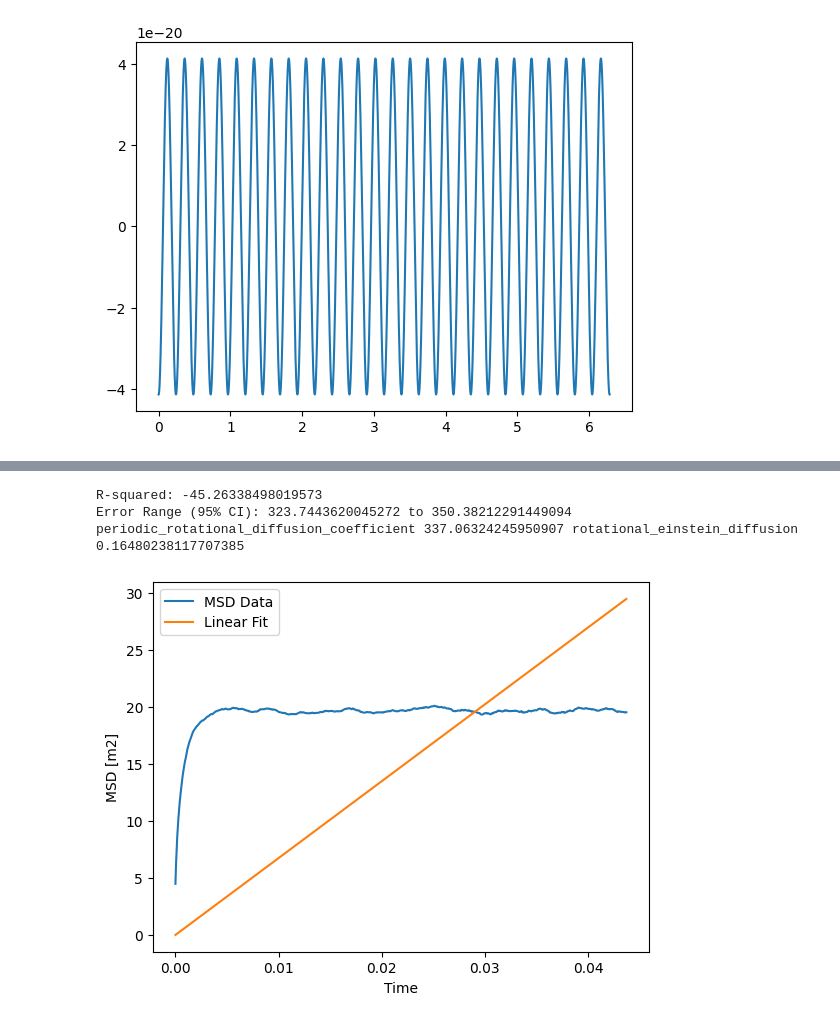
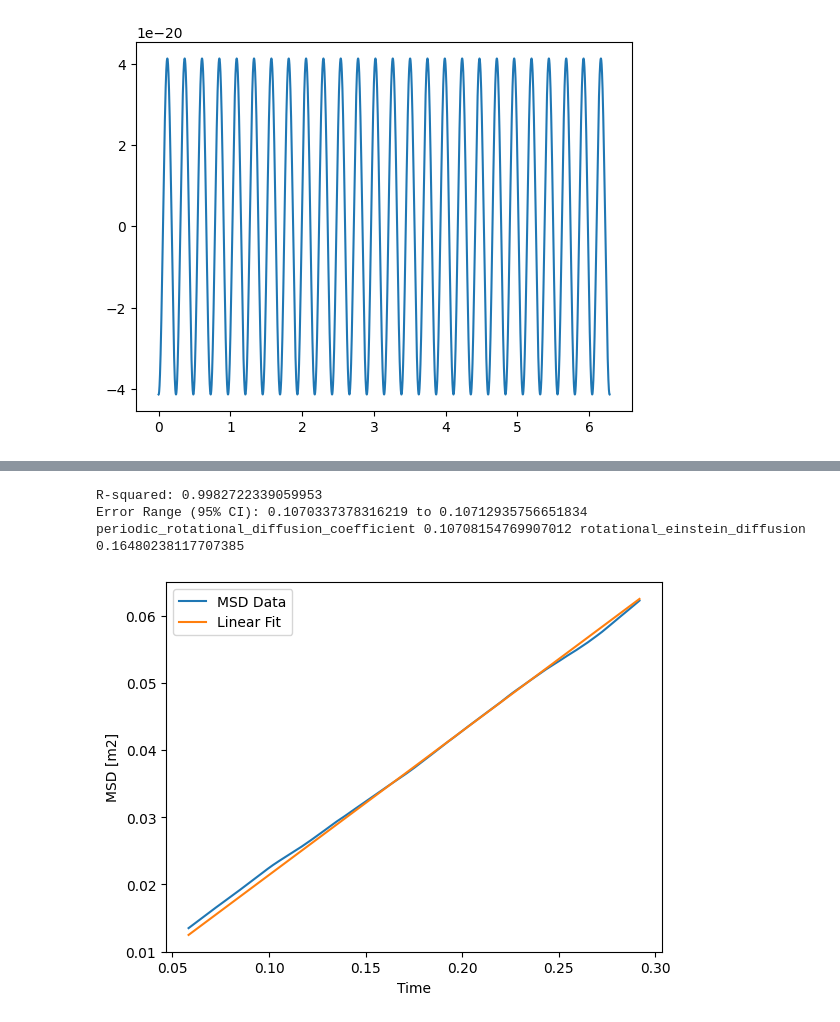
Before and after one commit to Antonin-Prom/IDIL_Internship_BFM_Langevin_modeling, a Jupyter notebook: langevin_simu/msd_fit/msd_fit.ipynb, the cells around one changed output, grey strips where cells are left out. Saved outputs shown, nothing was run; the diff lists cells and outputs as text; code cells hidden in the pictures.

```diff
--- a/langevin_simu/msd_fit/msd_fit.ipynb
+++ b/langevin_simu/msd_fit/msd_fit.ipynb
@@ -177,7 +179,7 @@ def msd_U_trajs(W,N):
     msd_list = []
     mean_msd = np.zeros(N-1)
     for j in range(W):
-        traj = static_process(N,amplitude_J)
+        traj = np.unwrap(static_process(N,1*k_b*T_K))
         msd_list.append(mean_square_displacement(traj))
     for msd in msd_list:
         mean_msd = np.add(mean_msd,msd)
@@ -185,8 +187,13 @@ def msd_U_trajs(W,N):
     median_position= traj[int(len(traj)/2)]
     return mean_msd,median_position
 # %%
-mean_msd,median_position = msd_U_trajs(100,1500)
+mean_msd,median_position = msd_U_trajs(50,10000)
 t = np.arange(len(mean_msd))*dt_s
+
+# Reducing the array for a better fit
+mean_msd = mean_msd[1000:-int(len(mean_msd)/2)]
+t = t[1000:-int(len(t)/2)]
+
 plt.plot(t,mean_msd)
 plt.xlabel('time [s]')
 plt.ylabel('msd')
@@ -197,37 +204,39 @@ plt.show()
 # %%
 def linear_fit(t, D):
     return 2 * D * t
 
+def expected_fit(t):
+    return 2*rotational_einstein_diff*t
+
 initial_guess = rotational_einstein_diff
-# Reducing the array for a better fit
-mean_msd = mean_msd[0:-int(len(mean_msd)/2)]
-t = t[0:-int(len(t)/2)]
+
+
 # Perform the fit
 params, covariance = curve_fit(linear_fit, t, mean_msd, p0=initial_guess)
 
 # Extract the diffusion coefficient
 rot_diffusion_coefficient = params[0]
 
 #Confidence interval:
 residuals = mean_msd - linear_fit(t, rot_diffusion_coefficient)
 ss_res = np.sum(residuals**2)
 ss_tot = np.sum((mean_msd - np.mean(mean_msd))**2)
 r_squared = 1 - (ss_res / ss_tot)
 print("R-squared:", r_squared)
 
 std_errors = np.sqrt(np.diag(covariance))
 confidence_interval = 1.96 * std_errors  # for 95% confidence interval
 
 print("Error Range (95% CI):", rot_diffusion_coefficient - confidence_interval[0], "to", rot_diffusion_coefficient + confidence_interval[0])
 print("periodic_rotational_diffusion_coefficient",rot_diffusion_coefficient,"rotational_einstein_diffusion",rotational_einstein_diff)
 plt.plot(t, mean_msd, label='MSD Data')
 plt.plot(t, linear_fit(t , rot_diffusion_coefficient), label='Linear Fit')
 plt.xlabel('Time')
 plt.ylabel('MSD [m2]')
 plt.legend()
 plt.show()
 # %% [output]
-R-squared: -45.26338498019573
-Error Range (95% CI): 323.7443620045272 to 350.38212291449094
-periodic_rotational_diffusion_coefficient 337.06324245950907 rotational_einstein_diffusion 0.16480238117707385
+R-squared: 0.9982722339059953
+Error Range (95% CI): 0.1070337378316219 to 0.10712935756651834
+periodic_rotational_diffusion_coefficient 0.10708154769907012 rotational_einstein_diffusion 0.16480238117707385
-[figure, old version]
+[figure, new version]
```
Also changed, not shown: parts of 6 cells of this notebook.
